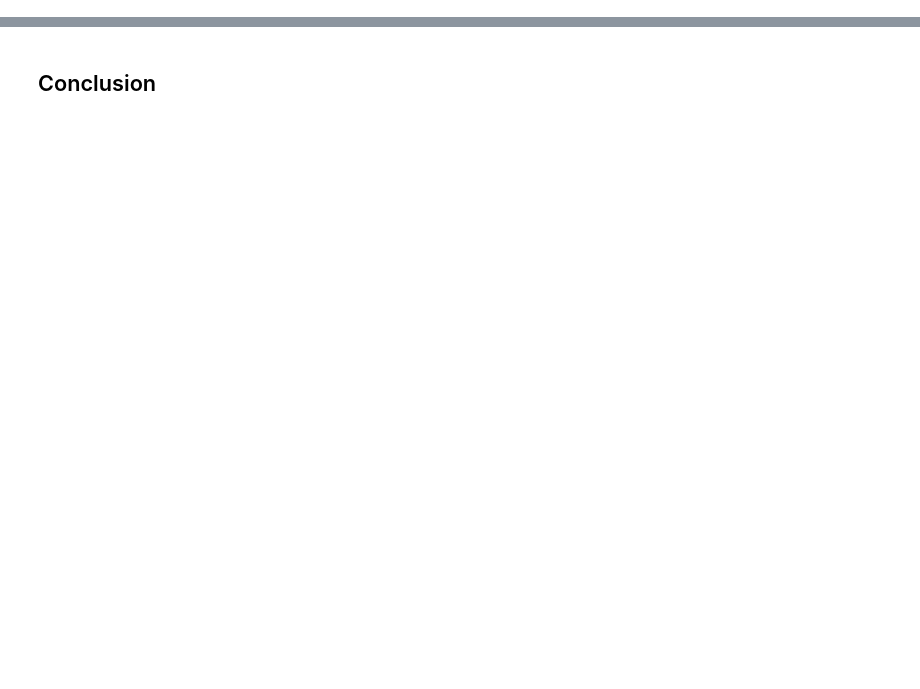
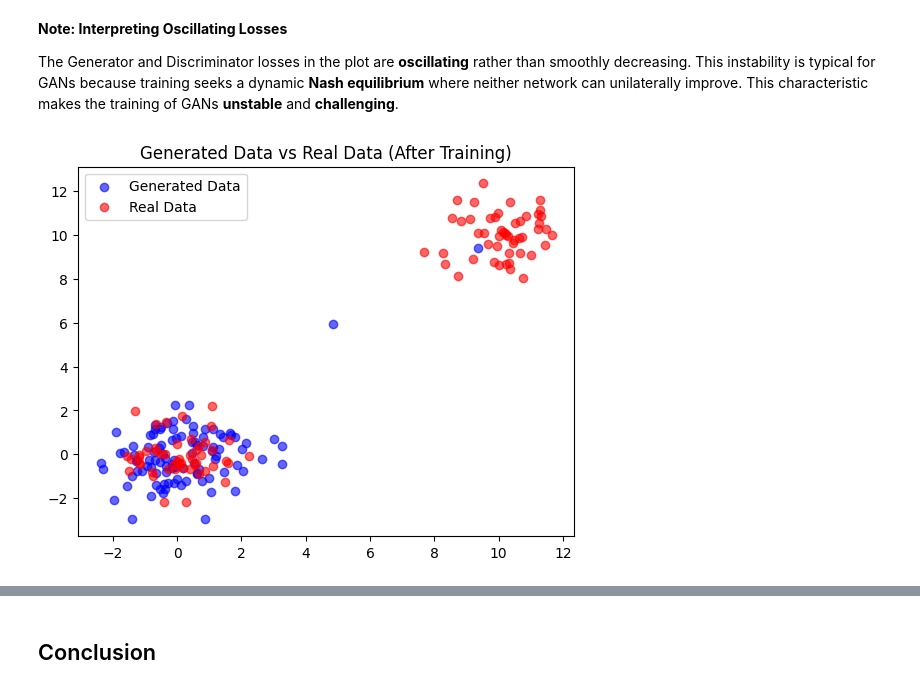
Before and after one commit to AlipourIm/ML_cysec_WiSe_25-26, a Jupyter notebook: source/tutorial_notebooks/tutorial3_1_gan_getting_started/tutorial3_1_gan_getting_started.ipynb, the cells around one changed output, grey strips where cells are left out. Drawn from its saved outputs; the diff is of its cells as text; code cells hidden in the pictures; blank space fills up the shorter version.

```diff
--- a/source/tutorial_notebooks/tutorial3_1_gan_getting_started/tutorial3_1_gan_getting_started.ipynb
+++ b/source/tutorial_notebooks/tutorial3_1_gan_getting_started/tutorial3_1_gan_getting_started.ipynb
@@ -317 +316,19 @@ Epoch [9900/10000], Loss D: 0.960573673248291, Loss G: 1.1679688692092896
+# %% [markdown]
+**Note: Interpreting Oscillating Losses**
+
+The Generator and Discriminator losses in the plot are **oscillating** rather than smoothly decreasing. This instability is typical for GANs because training seeks a dynamic **Nash equilibrium** where neither network can unilaterally improve. This characteristic makes the training of GANs **unstable** and **challenging**.
+# %%
+# Plot results
+with torch.no_grad():
+    noise = generate_noise(100, noise_dim)
+    generated_data = generator(noise).numpy()
+
+# Note: generate_real_data() is called again to get fresh real data for the plot
+plt.scatter(generated_data[:, 0], generated_data[:, 1], c='blue', label='Generated Data', alpha=0.6)
+plt.scatter(generate_real_data(100).numpy()[:, 0], generate_real_data(100).numpy()[:, 1], c='red', label='Real Data', alpha=0.6)
+plt.legend()
+plt.title('Generated Data vs Real Data (After Training)')
+plt.show()
+# %% [output]
+[figure, added]
 # %% [markdown]
```
Also changed, not shown: parts of 21 cells of this notebook.
